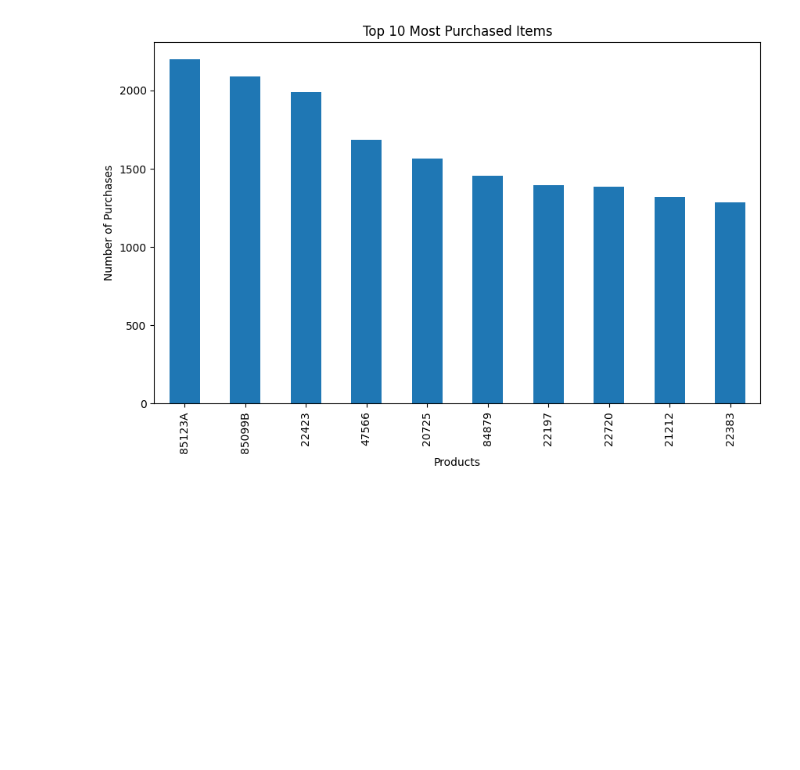
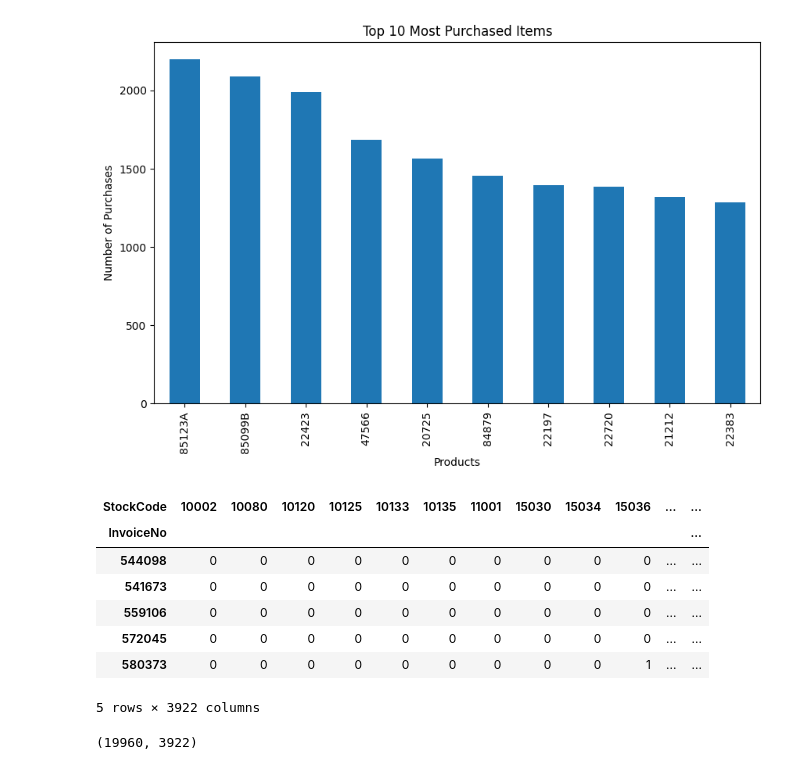
Before and after one commit to codebasics/project-da-online-retail-pandas, a Jupyter notebook: online_retail_analysis.ipynb, the cells around one changed output. Drawn from its saved outputs; the diff is of its cells as text; code cells hidden in the pictures; blank space fills up the shorter version.

```diff
--- a/online_retail_analysis.ipynb
+++ b/online_retail_analysis.ipynb
@@ -400,3 +400,18 @@ plt.ylabel('Number of Purchases')
 plt.show()
 # %% [output]
 [figure]
+# %%
+basket.sample(5)
+# %% [output]
+| StockCode | 10002 | 10080 | 10120 | 10125 | 10133 | 10135 | 11001 | 15030 | 15034 | 15036 | ... | ... |
+| InvoiceNo |  |  |  |  |  |  |  |  |  |  |  | ... |
+| 544098 | 0 | 0 | 0 | 0 | 0 | 0 | 0 | 0 | 0 | 0 | ... | ... |
+| 541673 | 0 | 0 | 0 | 0 | 0 | 0 | 0 | 0 | 0 | 0 | ... | ... |
+| 559106 | 0 | 0 | 0 | 0 | 0 | 0 | 0 | 0 | 0 | 0 | ... | ... |
+| 572045 | 0 | 0 | 0 | 0 | 0 | 0 | 0 | 0 | 0 | 0 | ... | ... |
+| 580373 | 0 | 0 | 0 | 0 | 0 | 0 | 0 | 0 | 0 | 1 | ... | ... |
+5 rows × 3922 columns
+# %%
+basket.shape
+# %% [output]
+(19960, 3922)
```
Also changed, not shown: parts of 6 cells of this notebook.
